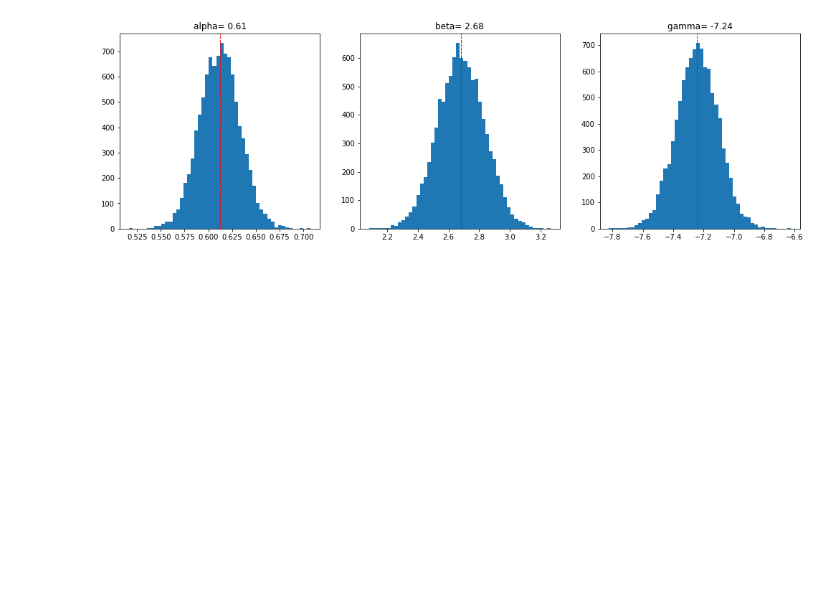
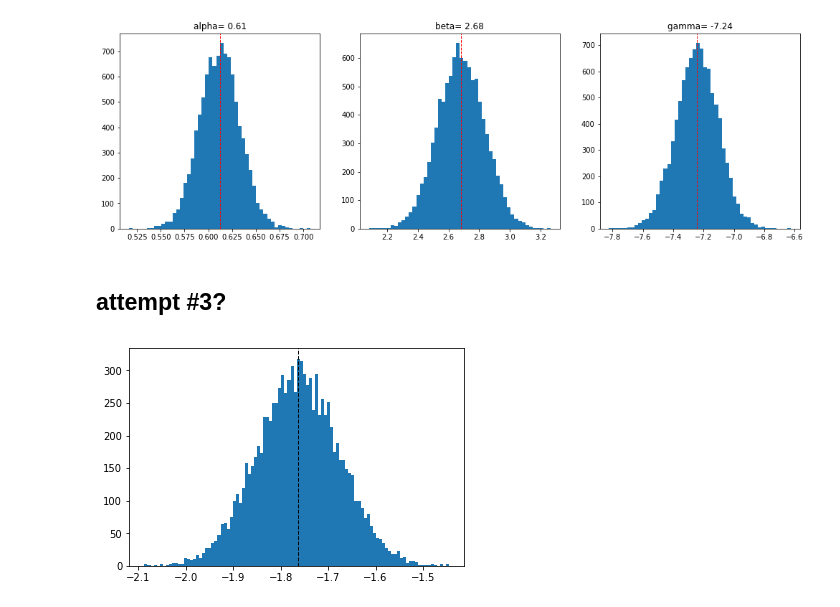
Before and after one commit to kaitshin/LowM_MainSequence, a Jupyter notebook: MC_fit_errors.ipynb, the cells around one changed output. Cells and saved outputs as stored; diff of their text form; code cells hidden in the pictures; blank space fills up the shorter version.

Commit message:
mc attempt #3

```diff
--- a/MC_fit_errors.ipynb
+++ b/MC_fit_errors.ipynb
@@ -273,0 +292,2 @@ f.set_size_inches(17,5)
+# %% [markdown]
+## attempt #3?
@@ -273,0 +296,12 @@ f.set_size_inches(17,5)
+# %%
+delta_sfrs = corr_tbl['meas_errs'].data[good_sig_iis]
+# len(mass), len(sfrs), len(delta_sfrs), len(z_sp)
+# %%
+num_iters = 10000
+sfrs_pdf = random_pdf(sfrs, delta_sfrs, seed_i=132089, n_iter=num_iters)
+# %%
+plt.hist(sfrs_pdf[0], bins=100)
+plt.axvline(sfrs[0], c='k', ls='--')
+plt.show()
+# %% [output]
+[figure, added]
```
Also changed, not shown: parts of 8 cells of this notebook.
